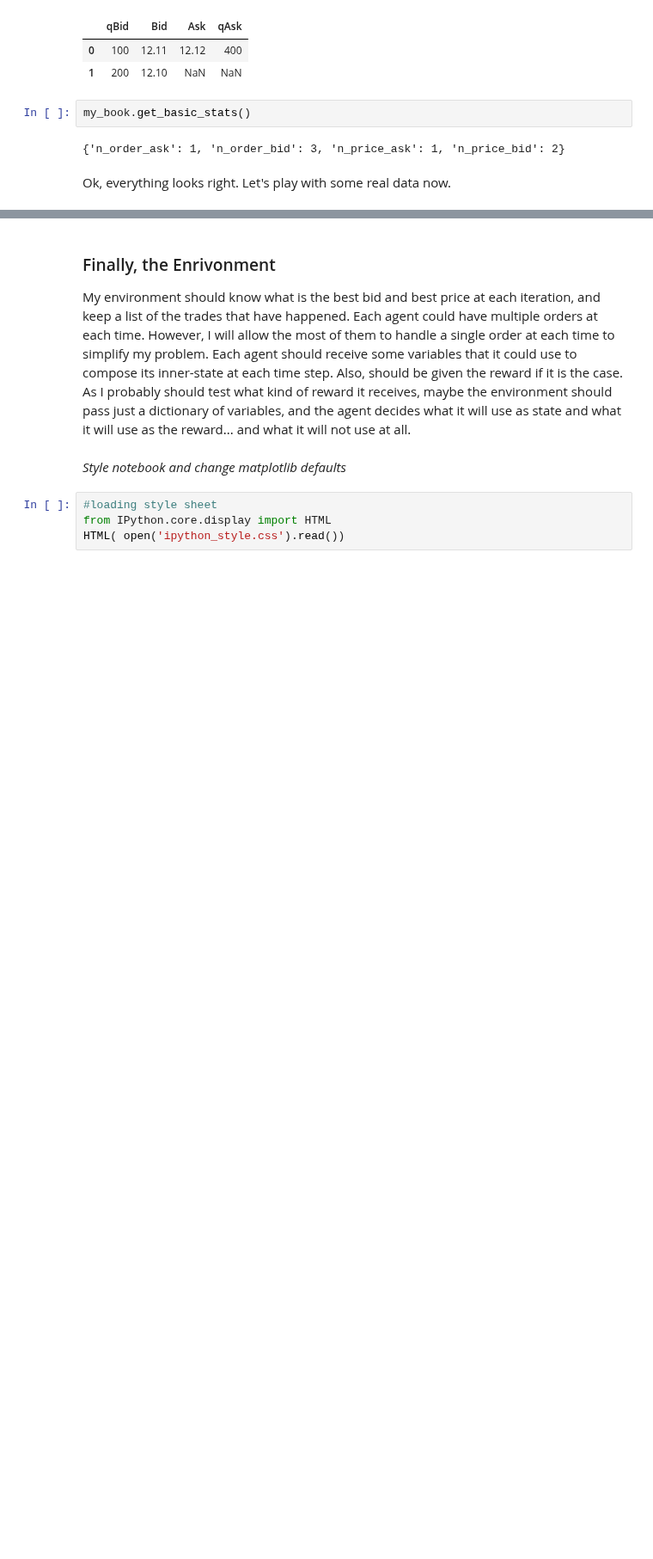
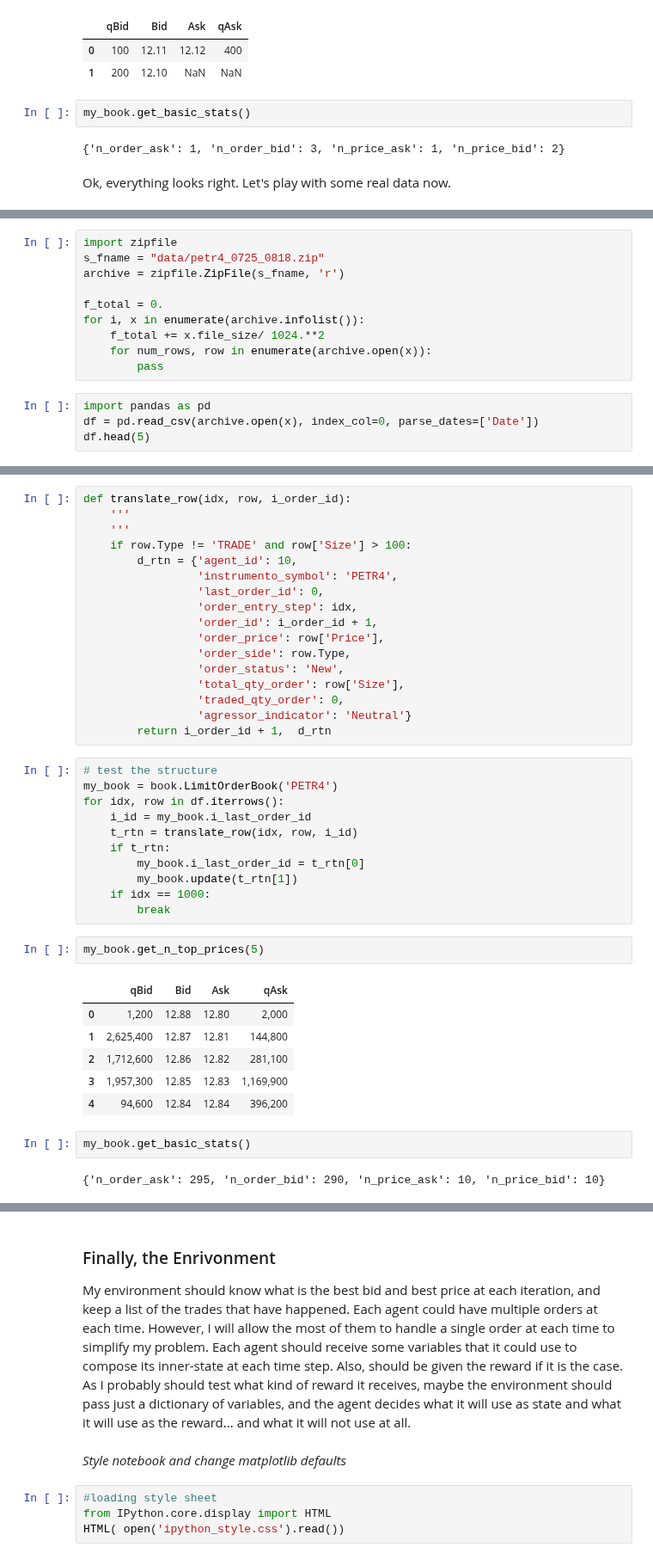
Before and after one commit to ucaiado/QLearning_Trading, a Jupyter notebook: building_the_envrironment.ipynb, the cells around one changed output, grey strips where cells are left out. Shown at 86% size. Cells and saved outputs as stored; diff of their text form; blank space fills up the shorter version.

Commit message:
test: start to implement the planner code

```diff
--- a/building_the_envrironment.ipynb
+++ b/building_the_envrironment.ipynb
@@ -521,0 +524,14 @@ So, for now, what I need is a framework to interact with the book and a planner
+# %%
+import zipfile
+s_fname = "data/petr4_0725_0818.zip"
+archive = zipfile.ZipFile(s_fname, 'r')
+
+f_total = 0.
+for i, x in enumerate(archive.infolist()):
+    f_total += x.file_size/ 1024.**2
+    for num_rows, row in enumerate(archive.open(x)):
+        pass
+# %%
+import pandas as pd
+df = pd.read_csv(archive.open(x), index_col=0, parse_dates=['Date'])
+df.head(5)
@@ -521,0 +547,41 @@ So, for now, what I need is a framework to interact with the book and a planner
+# %%
+def translate_row(idx, row, i_order_id):
+    '''
+    '''
+    if row.Type != 'TRADE' and row['Size'] > 100:
+        d_rtn = {'agent_id': 10,
+                 'instrumento_symbol': 'PETR4',
+                 'last_order_id': 0,
+                 'order_entry_step': idx,
+                 'order_id': i_order_id + 1,
+                 'order_price': row['Price'],
+                 'order_side': row.Type,
+                 'order_status': 'New',
+                 'total_qty_order': row['Size'],
+                 'traded_qty_order': 0,
+                 'agressor_indicator': 'Neutral'}
+        return i_order_id + 1,  d_rtn
+# %%
+# test the structure
+my_book = book.LimitOrderBook('PETR4')
+for idx, row in df.iterrows():
+    i_id = my_book.i_last_order_id
+    t_rtn = translate_row(idx, row, i_id)
+    if t_rtn:
+        my_book.i_last_order_id = t_rtn[0]
+        my_book.update(t_rtn[1])
+    if idx == 1000:
+        break
+# %%
+my_book.get_n_top_prices(5)
+# %% [output]
+|  | qBid | Bid | Ask | qAsk |
+| 0 | 1,200 | 12.88 | 12.80 | 2,000 |
+| 1 | 2,625,400 | 12.87 | 12.81 | 144,800 |
+| 2 | 1,712,600 | 12.86 | 12.82 | 281,100 |
+| 3 | 1,957,300 | 12.85 | 12.83 | 1,169,900 |
+| 4 | 94,600 | 12.84 | 12.84 | 396,200 |
+# %%
+my_book.get_basic_stats()
+# %% [output]
+{'n_order_ask': 295, 'n_order_bid': 290, 'n_price_ask': 10, 'n_price_bid': 10}
```
Also changed, not shown: parts of 9 cells of this notebook, 2 other files.
